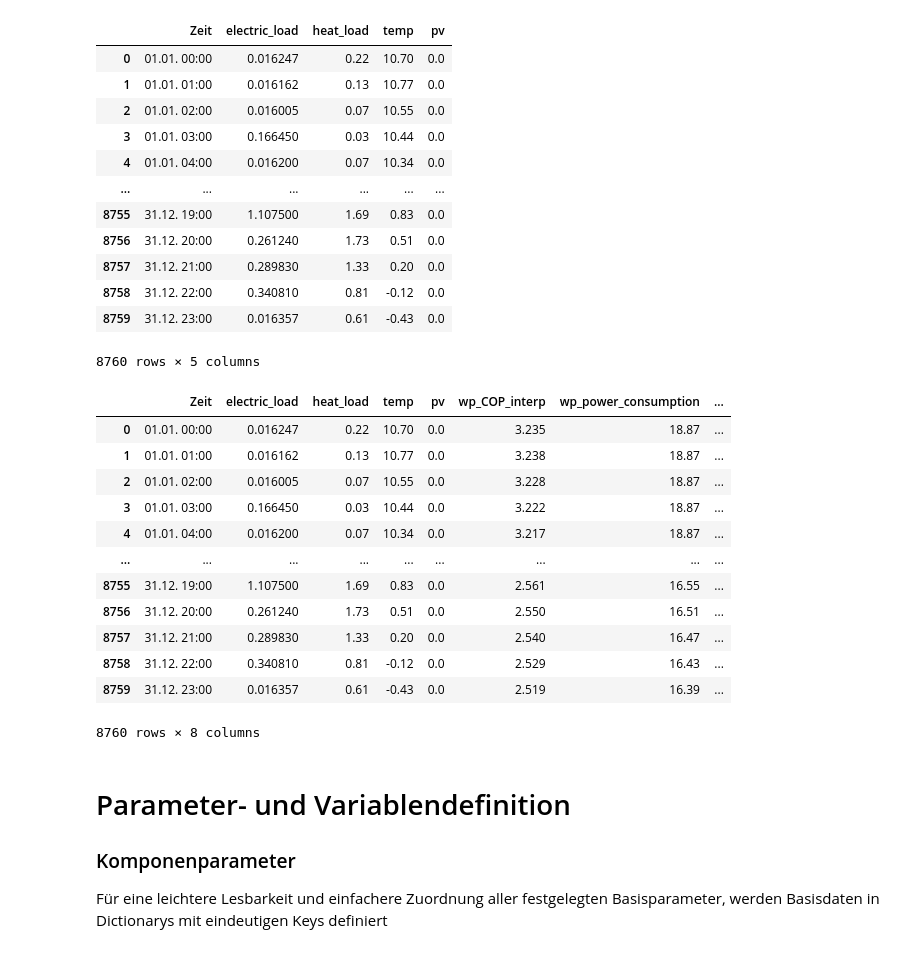
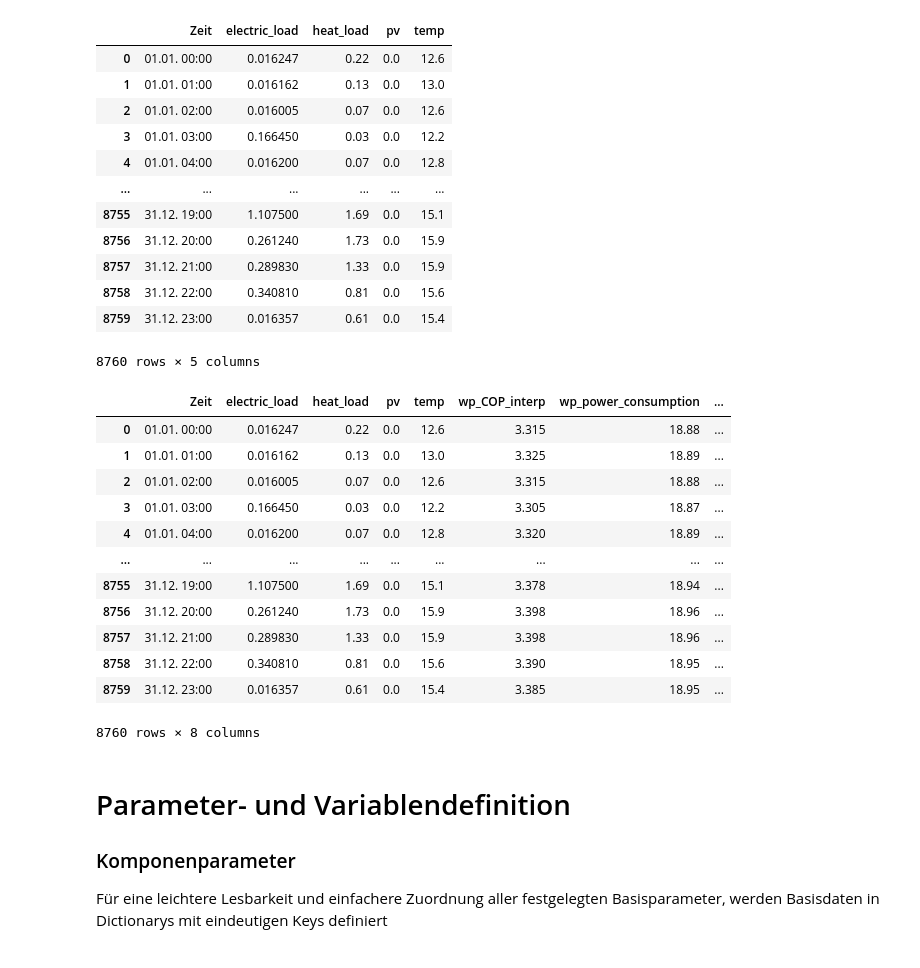
Before and after one commit to aalushi/ModellierungSoSe23, a Jupyter notebook: Projekt_Autarkie_Gruppe3/Projektnotebook_Autarkie_Projektgruppe3.ipynb, the cells around one changed output. Drawn from its saved outputs; the diff is of its cells as text; code cells hidden in the pictures.

```diff
--- a/Projekt_Autarkie_Gruppe3/Projektnotebook_Autarkie_Projektgruppe3.ipynb
+++ b/Projekt_Autarkie_Gruppe3/Projektnotebook_Autarkie_Projektgruppe3.ipynb
@@ -11,26 +18,32 @@ import matplotlib.pyplot as plt
 # %%
 # data imports
-df_data = pd.read_csv("data/Modellierung_SoSe23.csv", sep=";", decimal=",", usecols=[0,1,4,5])
+df_data = pd.read_csv("data/Modellierung_SoSe23.csv", sep=";", decimal=",", usecols=[0,1,4])
+
+# load pv_data
 pv_data = pd.read_csv("data/ninja_pv_50.8263_6.9721.csv", decimal=".", header=3)
 
+# load and prepare temp data
+temp_data = pd.read_csv("data/DWD_wetterdaten_KoelnBonn_Flughafen.txt", sep=";", decimal=".", usecols=[1,3])
+temp_data = temp_data[(temp_data['MESS_DATUM'] >= 2022010100) & (temp_data['MESS_DATUM'] < 2023010101)]
 
 # fill dataframe
 df_data['pv'] = pv_data['electricity'].to_numpy()
+df_data['temp'] = temp_data['TT_TU'].to_numpy()
 
 df_data
 # %% [output]
-|  | Zeit | electric_load | heat_load | temp | pv |
-| 0 | 01.01. 00:00 | 0.016247 | 0.22 | 10.70 | 0.0 |
-| 1 | 01.01. 01:00 | 0.016162 | 0.13 | 10.77 | 0.0 |
-| 2 | 01.01. 02:00 | 0.016005 | 0.07 | 10.55 | 0.0 |
-| 3 | 01.01. 03:00 | 0.166450 | 0.03 | 10.44 | 0.0 |
-| 4 | 01.01. 04:00 | 0.016200 | 0.07 | 10.34 | 0.0 |
+|  | Zeit | electric_load | heat_load | pv | temp |
+| 0 | 01.01. 00:00 | 0.016247 | 0.22 | 0.0 | 12.6 |
+| 1 | 01.01. 01:00 | 0.016162 | 0.13 | 0.0 | 13.0 |
+| 2 | 01.01. 02:00 | 0.016005 | 0.07 | 0.0 | 12.6 |
+| 3 | 01.01. 03:00 | 0.166450 | 0.03 | 0.0 | 12.2 |
+| 4 | 01.01. 04:00 | 0.016200 | 0.07 | 0.0 | 12.8 |
 | ... | ... | ... | ... | ... | ... |
-| 8755 | 31.12. 19:00 | 1.107500 | 1.69 | 0.83 | 0.0 |
-| 8756 | 31.12. 20:00 | 0.261240 | 1.73 | 0.51 | 0.0 |
-| 8757 | 31.12. 21:00 | 0.289830 | 1.33 | 0.20 | 0.0 |
-| 8758 | 31.12. 22:00 | 0.340810 | 0.81 | -0.12 | 0.0 |
-| 8759 | 31.12. 23:00 | 0.016357 | 0.61 | -0.43 | 0.0 |
+| 8755 | 31.12. 19:00 | 1.107500 | 1.69 | 0.0 | 15.1 |
+| 8756 | 31.12. 20:00 | 0.261240 | 1.73 | 0.0 | 15.9 |
+| 8757 | 31.12. 21:00 | 0.289830 | 1.33 | 0.0 | 15.9 |
+| 8758 | 31.12. 22:00 | 0.340810 | 0.81 | 0.0 | 15.6 |
+| 8759 | 31.12. 23:00 | 0.016357 | 0.61 | 0.0 | 15.4 |
 8760 rows × 5 columns
 # %%
 # calculation and data preparation for heat_pump(wp)
@@ -53,18 +66,18 @@ df_data['wp_power_cons_norm'] = df_data["wp_power_consumption"] / wp_el_p_nom
 
 df_data
 # %% [output]
-|  | Zeit | electric_load | heat_load | temp | pv | wp_COP_interp | wp_power_consumption | ... |
-| 0 | 01.01. 00:00 | 0.016247 | 0.22 | 10.70 | 0.0 | 3.235 | 18.87 | ... |
-| 1 | 01.01. 01:00 | 0.016162 | 0.13 | 10.77 | 0.0 | 3.238 | 18.87 | ... |
-| 2 | 01.01. 02:00 | 0.016005 | 0.07 | 10.55 | 0.0 | 3.228 | 18.87 | ... |
-| 3 | 01.01. 03:00 | 0.166450 | 0.03 | 10.44 | 0.0 | 3.222 | 18.87 | ... |
-| 4 | 01.01. 04:00 | 0.016200 | 0.07 | 10.34 | 0.0 | 3.217 | 18.87 | ... |
+|  | Zeit | electric_load | heat_load | pv | temp | wp_COP_interp | wp_power_consumption | ... |
+| 0 | 01.01. 00:00 | 0.016247 | 0.22 | 0.0 | 12.6 | 3.315 | 18.88 | ... |
+| 1 | 01.01. 01:00 | 0.016162 | 0.13 | 0.0 | 13.0 | 3.325 | 18.89 | ... |
+| 2 | 01.01. 02:00 | 0.016005 | 0.07 | 0.0 | 12.6 | 3.315 | 18.88 | ... |
+| 3 | 01.01. 03:00 | 0.166450 | 0.03 | 0.0 | 12.2 | 3.305 | 18.87 | ... |
+| 4 | 01.01. 04:00 | 0.016200 | 0.07 | 0.0 | 12.8 | 3.320 | 18.89 | ... |
 | ... | ... | ... | ... | ... | ... | ... | ... | ... |
-| 8755 | 31.12. 19:00 | 1.107500 | 1.69 | 0.83 | 0.0 | 2.561 | 16.55 | ... |
-| 8756 | 31.12. 20:00 | 0.261240 | 1.73 | 0.51 | 0.0 | 2.550 | 16.51 | ... |
-| 8757 | 31.12. 21:00 | 0.289830 | 1.33 | 0.20 | 0.0 | 2.540 | 16.47 | ... |
-| 8758 | 31.12. 22:00 | 0.340810 | 0.81 | -0.12 | 0.0 | 2.529 | 16.43 | ... |
-| 8759 | 31.12. 23:00 | 0.016357 | 0.61 | -0.43 | 0.0 | 2.519 | 16.39 | ... |
+| 8755 | 31.12. 19:00 | 1.107500 | 1.69 | 0.0 | 15.1 | 3.378 | 18.94 | ... |
+| 8756 | 31.12. 20:00 | 0.261240 | 1.73 | 0.0 | 15.9 | 3.398 | 18.96 | ... |
+| 8757 | 31.12. 21:00 | 0.289830 | 1.33 | 0.0 | 15.9 | 3.398 | 18.96 | ... |
+| 8758 | 31.12. 22:00 | 0.340810 | 0.81 | 0.0 | 15.6 | 3.390 | 18.95 | ... |
+| 8759 | 31.12. 23:00 | 0.016357 | 0.61 | 0.0 | 15.4 | 3.385 | 18.95 | ... |
 8760 rows × 8 columns
 # %% [markdown]
 # Parameter- und Variablendefinition
```
Also changed, not shown: parts of 11 cells of this notebook, 1 other file.
